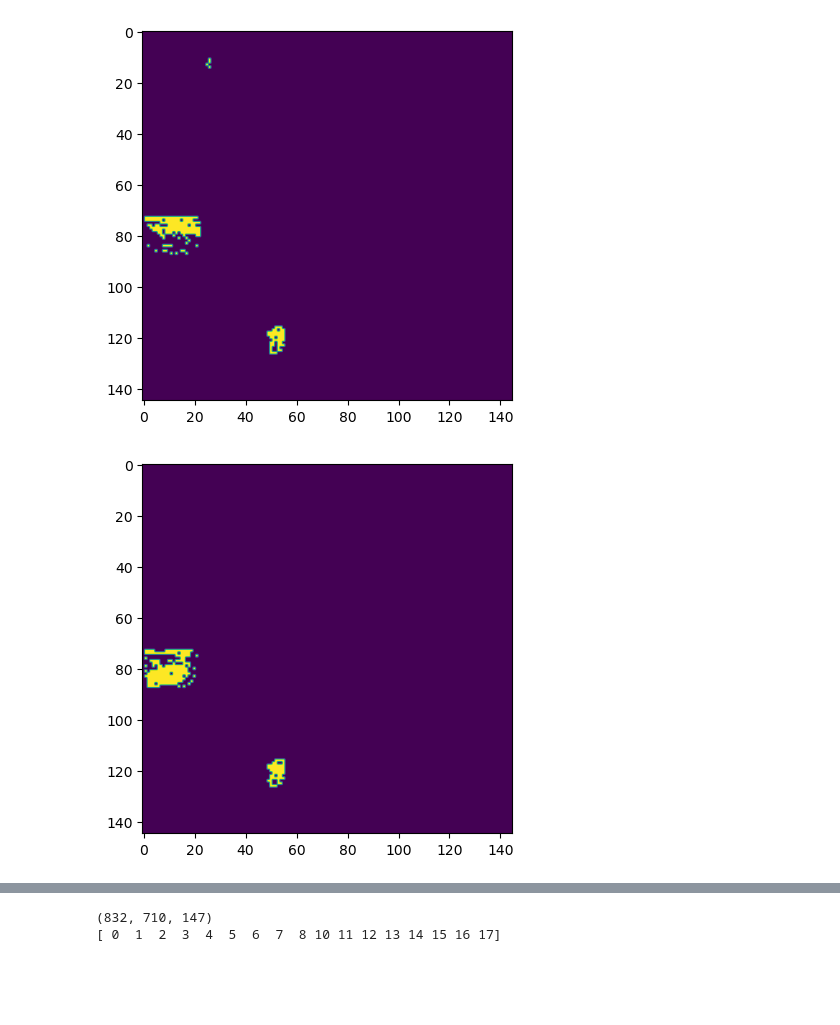
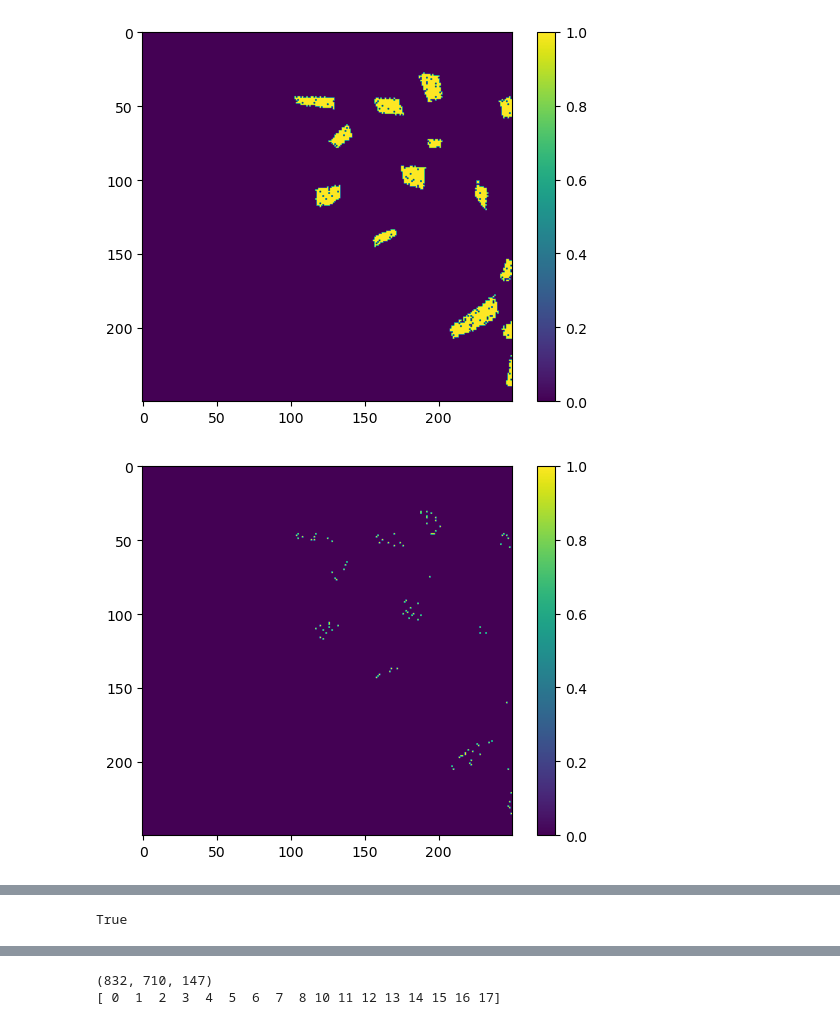
Before and after one commit to leeviannala/SSL-for-HSI-classification, a Jupyter notebook: notebooks/refactoring.ipynb, the cells around one changed output, grey strips where cells are left out. Cells and saved outputs as stored; diff of their text form; code cells hidden in the pictures; blank space fills up the shorter version.

Commit message:
Pseudolabeling should now work

```diff
--- a/notebooks/refactoring.ipynb
+++ b/notebooks/refactoring.ipynb
@@ -379,11 +362,0 @@ lenEDtimesSID2: 3334,accurate:95.140972, truenum:3172
-# %%
-datasets_root = '/mnt/data/leevi/'
-DATASET = 'IndianPines'
-SAMPLE_PERCENTAGE = 5
-img, gt, LABEL_VALUES, IGNORED_LABELS, _, _ = get_dataset(DATASET, datasets_root)
-X, Y = get_originate_dataset(DATASET, datasets_root)
-train_gt, test_gt = sample_gt(gt, SAMPLE_PERCENTAGE, mode='fixed')
-_, pseudo_lables_orig = sample_gt3_orig(X, Y, train_gt, test_gt, SAMPLE_PERCENTAGE)
-# _, pseudo_labels3 = sample_gt3(X, Y, train_gt, test_gt, SAMPLE_PERCENTAGE, IGNORED_LABELS, np.unique(gt))
-#EDs, EDsTimesSIDs = sample_gt3(X, Y, train_gt, test_gt, SAMPLE_PERCENTAGE, IGNORED_LABELS, np.unique(gt))
-#EDs2, EDsTimesSIDs2 = sample_gt3_orig(X, Y, train_gt, test_gt, SAMPLE_PERCENTAGE)
@@ -408,4 +363,10 @@ lenEDtimesSID2: 2769,accurate:95.521849, truenum:2645
 # %%
-print(pseudo_labels3.shape)
-print(pseudo_lables_orig.shape)
+x = 5030
+y = 300
+img2 = img[x:x+250, y:y+250]
+gt2 = gt[x:x+250, y:y+250]
+X2 = X[x:x+250, y:y+250]
+Y2 = Y[x:x+250, y:y+250]
+print(img2.shape)
+print(np.unique(Y2, return_counts=True))
 # %% [output]
@@ -413,0 +379,4 @@ print(pseudo_lables_orig.shape)
+# %%
+train_gt, test_gt = sample_gt(gt2, 0.05, mode='fixed')
+_, pseudo_labels3 = sample_gt3(X2.copy(), Y2.copy(), train_gt.copy(), test_gt.copy(),
+                               SAMPLE_PERCENTAGE, IGNORED_LABELS, np.arange(0,18))
@@ -414,11 +403,17 @@ print(pseudo_lables_orig.shape)
 # %%
-num = 5
-plt.imshow(pseudo_labels3[:,:,num])
-plt.show()
-plt.imshow(pseudo_lables_orig[:,:,num])
-plt.show()
-plt.imshow(gt==num)
-plt.show()
+def plot(im1, im2, im3, num):
+    plt.imshow(im1[:,:,num])
+    plt.colorbar()
+    plt.show()
+    plt.imshow(im2==num)
+    plt.colorbar()
+    plt.show()
+    plt.imshow(im3==num)
+    plt.colorbar()
+    plt.show()
+plot(pseudo_labels3, train_gt, gt2, 5)
+plot(pseudo_labels3, train_gt, gt2, 11)
+plot(pseudo_labels3, train_gt, gt2, 14)
 # %% [output]
-[figure, old version]
+[figure, new version]
-[figure, old version]
+[figure, new version]
@@ -425,0 +427,4 @@ plt.show()
+# %%
+np.inf == np.inf
+# %% [output]
+True
```
Also changed, not shown: parts of 28 cells of this notebook, 1 other file.
